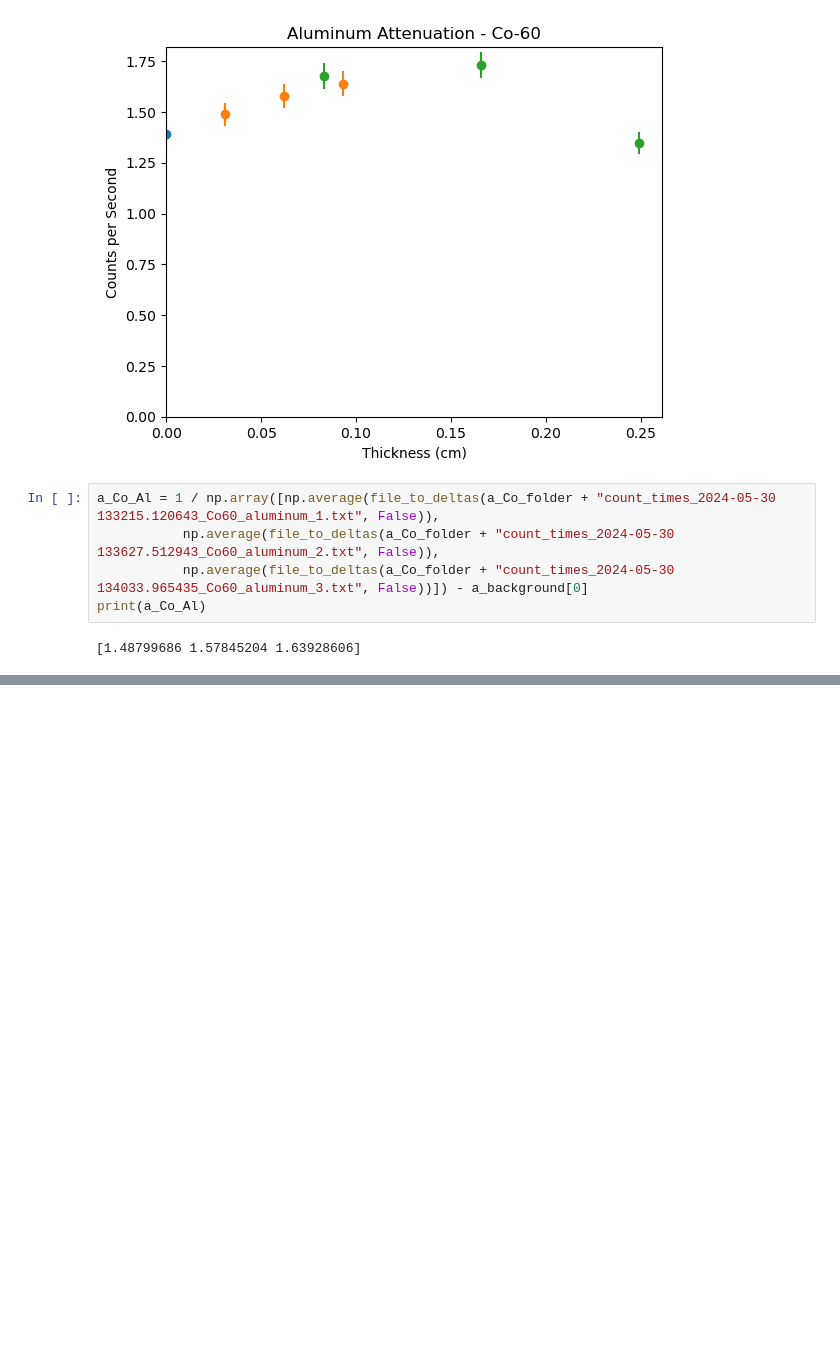
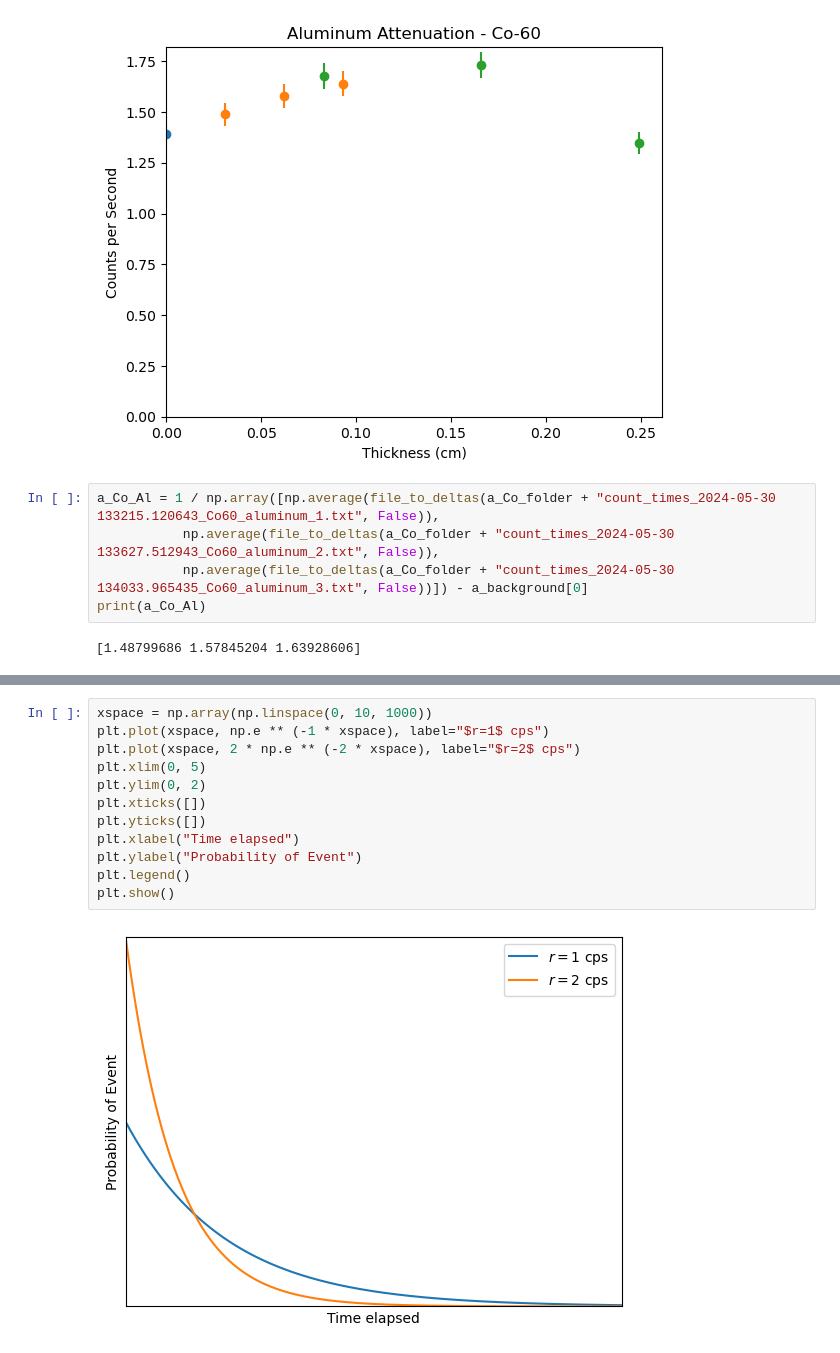
Before and after one commit to stimm78/Geiger_counter, a Jupyter notebook: geiger_counter/Data Analysis.ipynb, the cells around one changed output, grey strips where cells are left out. Saved outputs shown, nothing was run; the diff lists cells and outputs as text; blank space fills up the shorter version.

```diff
--- a/geiger_counter/Data Analysis.ipynb
+++ b/geiger_counter/Data Analysis.ipynb
@@ -200,0 +228,14 @@ plt.show()
+# %%
+xspace = np.array(np.linspace(0, 10, 1000))
+plt.plot(xspace, np.e ** (-1 * xspace), label="$r=1$ cps")
+plt.plot(xspace, 2 * np.e ** (-2 * xspace), label="$r=2$ cps")
+plt.xlim(0, 5)
+plt.ylim(0, 2)
+plt.xticks([])
+plt.yticks([])
+plt.xlabel("Time elapsed")
+plt.ylabel("Probability of Event")
+plt.legend()
+plt.show()
+# %% [output]
+[figure, added]
```
Also changed, not shown: parts of 5 cells of this notebook, 6 other files.
